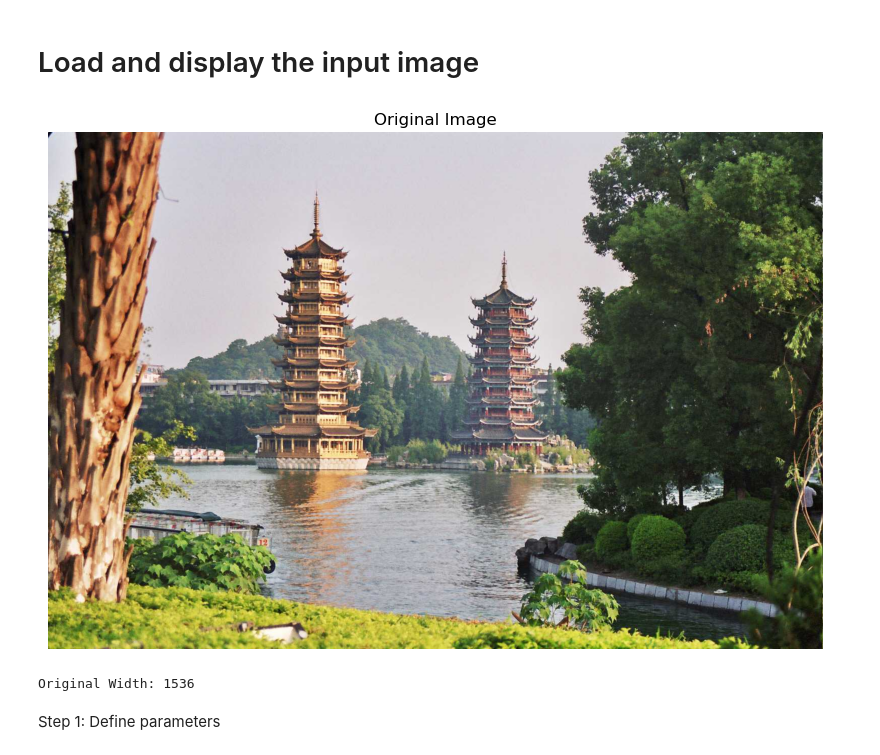
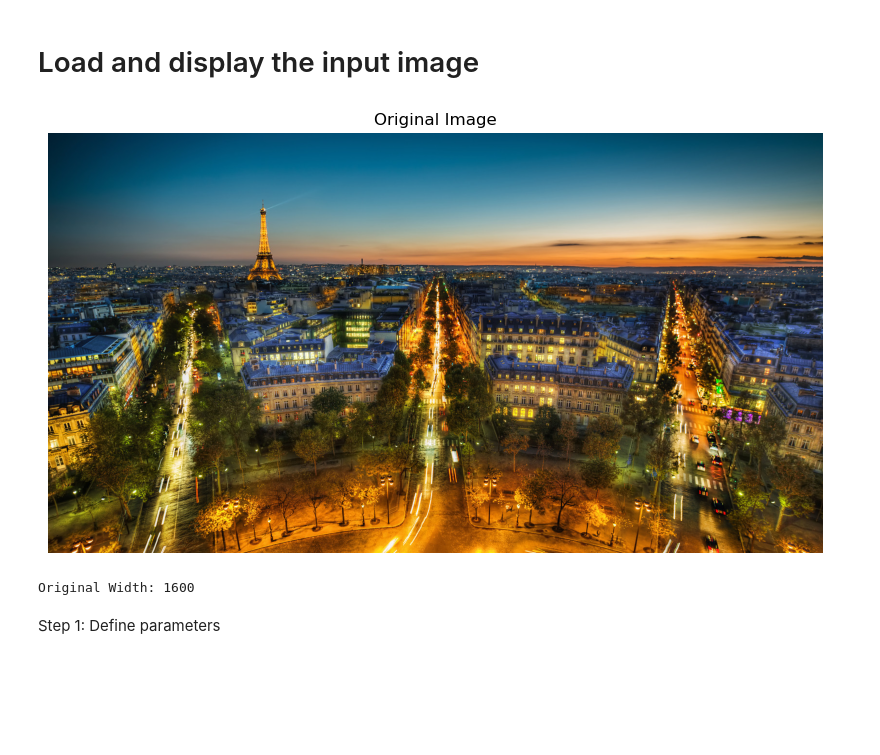
Before and after one commit to itshisher/COMP6771Project, a Jupyter notebook: _HoG_cellSize_4_blockSize_8_stride_4_nbins_9.ipynb, the cells around one changed output. Cells and saved outputs as stored; diff of their text form; code cells hidden in the pictures; blank space fills up the shorter version.

Commit message:
image subtraction comparisons updated

```diff
--- a/_HoG_cellSize_4_blockSize_8_stride_4_nbins_9.ipynb
+++ b/_HoG_cellSize_4_blockSize_8_stride_4_nbins_9.ipynb
@@ -110,22 +110,22 @@ def seam_carve(image, num_seams):
 # %% [markdown]
 # Load and display the input image
 # %%
-input_image = cv2.imread('img/guilin.jpg')
+input_image = cv2.imread('img/eiffel.jpg')
 input_image = cv2.cvtColor(input_image, cv2.COLOR_BGR2RGB)
 
 # Display the original image
 plt.figure(figsize=(10, 10))
 plt.title("Original Image")
 plt.imshow(input_image)
 plt.axis("off")
 plt.show()
 # %% [output]
-[figure, old version]
+[figure, new version]
 # %%
 original_width = input_image.shape[1]
 print(f"Original Width: {original_width}")
 # %% [output]
-Original Width: 1536
+Original Width: 1600
 # %% [markdown]
 Step 1: Define parameters
 # %%
```
Also changed, not shown: parts of 4 cells of this notebook, 12 other files.
